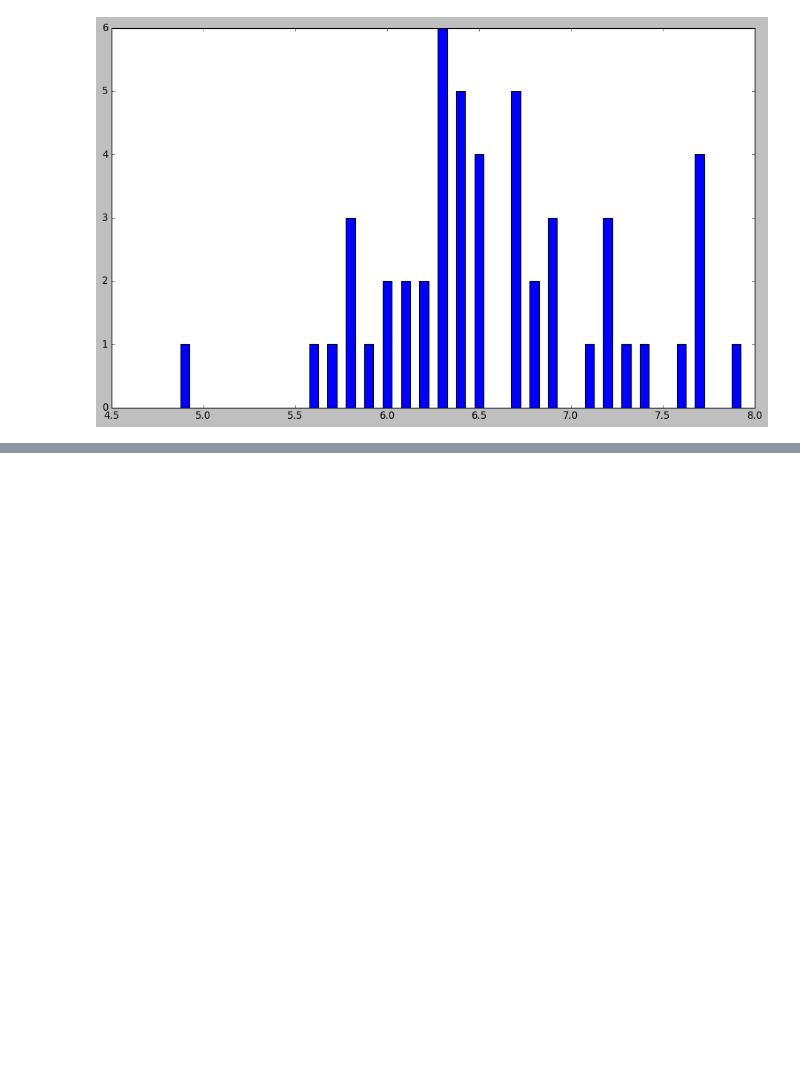
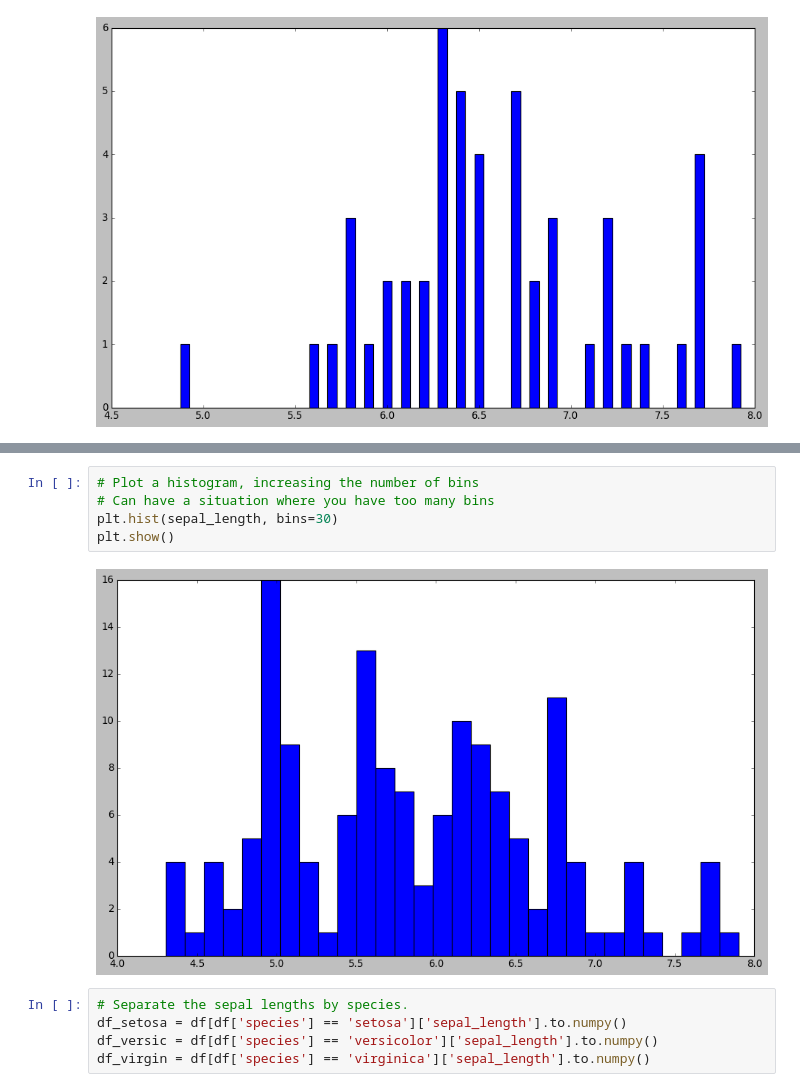
Before and after one commit to Michelleoc/fundamentals-of-data-analysis-workings, a Jupyter notebook: bar_histogram.ipynb, the cells around one changed output, grey strips where cells are left out. Drawn from its saved outputs; the diff is of its cells as text; blank space fills up the shorter version.

```diff
--- a/bar_histogram.ipynb
+++ b/bar_histogram.ipynb
@@ -147,0 +197,12 @@ plt.bar(sepal_counts.index, sepal_counts, width =0.05)
+# %%
+# Plot a histogram, increasing the number of bins
+# Can have a situation where you have too many bins
+plt.hist(sepal_length, bins=30)
+plt.show()
+# %% [output]
+[figure, added]
+# %%
+# Separate the sepal lengths by species.
+df_setosa = df[df['species'] == 'setosa']['sepal_length'].to.numpy()
+df_versic = df[df['species'] == 'versicolor']['sepal_length'].to.numpy()
+df_virgin = df[df['species'] == 'virginica']['sepal_length'].to.numpy()
```
Also changed, not shown: parts of 7 cells of this notebook, 1 other file.
